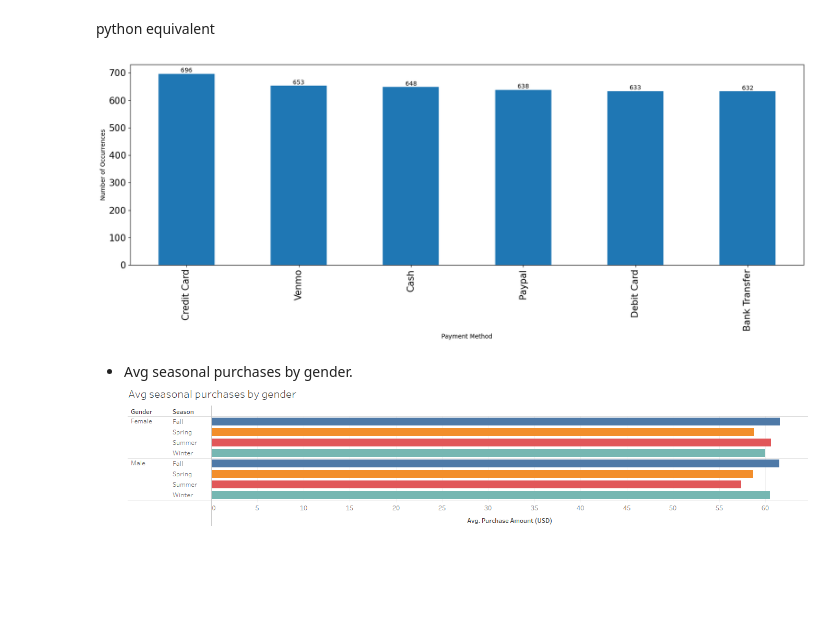
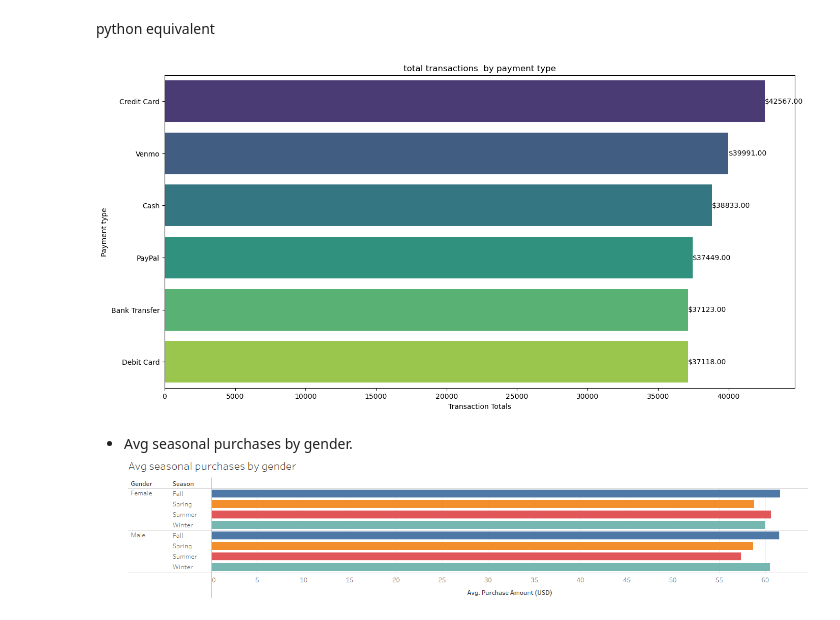
Before and after one commit to clovestad/Seasonal_shopping_trends, a Jupyter notebook: shopping_trends.ipynb, the cells around one changed output. Cells and saved outputs as stored; diff of their text form; code cells hidden in the pictures; blank space fills up the shorter version.

```diff
--- a/shopping_trends.ipynb
+++ b/shopping_trends.ipynb
@@ -122,18 +120,24 @@ plt.show()
 ![image.png](attachment:image.png)
 # %% [markdown]
 python equivalent
-# %%
-plt.figure(figsize = (20, 6))
-ax = df["Payment Method"].value_counts().plot(kind = 'bar')
-ax.set_xticklabels(('Credit Card', 'Venmo', 'Cash', 'Paypal', 'Debit Card', 'Bank Transfer'))
-
-for p in ax.patches:
-    ax.annotate(int(p.get_height()), (p.get_x() + 0.25, p.get_height() + 1), ha = 'center', va = 'bottom', color = 'black')
-    ax.tick_params(axis = 'both', labelsize = 15)
-plt.xlabel('Payment Method')
-plt.ylabel('Number of Occurrences');
-# %% [output]
-[figure, removed]
+# %%
+total_transaction_per_payment = df.groupby('Payment Method')['Purchase Amount (USD)'].sum().sort_values(ascending=False)
+
+# Create a bar plot
+plt.figure(figsize=(16,8 ))
+tot_item=sns.barplot(x=total_transaction_per_payment.values, y=total_transaction_per_payment.index, palette='viridis')
+
+# Add labels and title
+plt.xlabel('Transaction Totals')
+plt.ylabel('Payment type')
+plt.title('total transactions  by payment type')
+# annotate values W/ loop
+for index, value in enumerate(total_transaction_per_payment.values):
+    tot_item.text(value, index, f'${value:.2f}', va='center', ha='left', fontsize=10, color='black')
+
+plt.show()
+# %% [output]
+[figure, added]
 # %% [markdown]
 - Avg seasonal purchases by gender.
 ![image.png](attachment:image.png)
```
Also changed, not shown: parts of 1 cell of this notebook, 1 other file.
